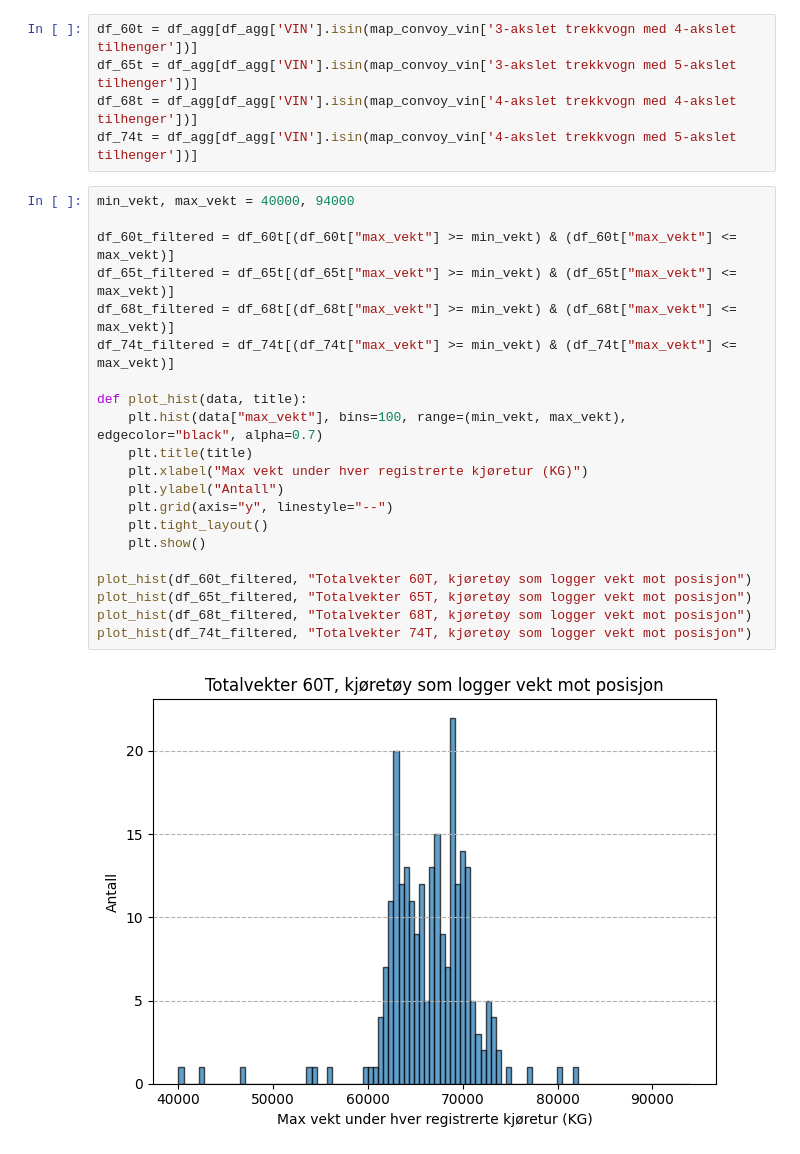
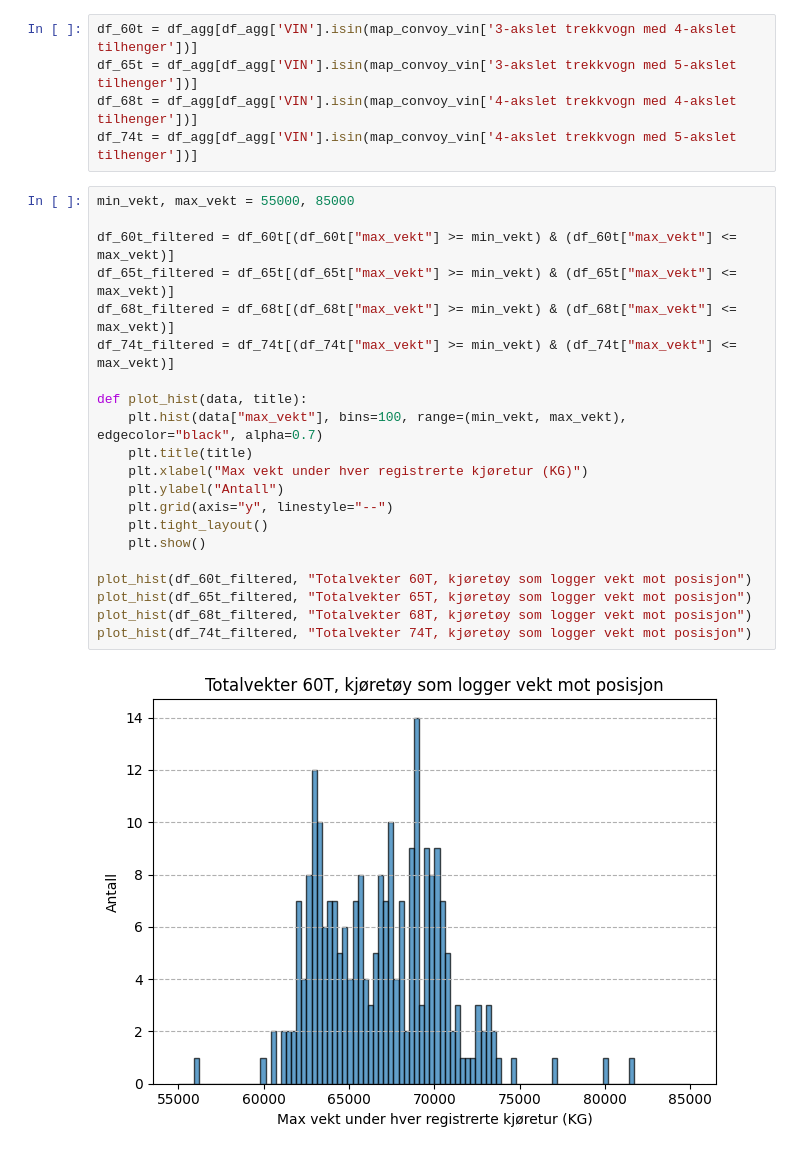
Before and after one commit to Anders-Stubberud/Engasjement-SVV, a Jupyter notebook: notebooks/21 validation of 74t vehicle weights.ipynb, the cells around one changed output. Saved outputs shown, nothing was run; the diff lists cells and outputs as text.

```diff
--- a/notebooks/21 validation of 74t vehicle weights.ipynb
+++ b/notebooks/21 validation of 74t vehicle weights.ipynb
@@ -33,25 +32,25 @@ df_65t = df_agg[df_agg['VIN'].isin(map_convoy_vin['3-akslet trekkvogn med 5-aksl
 df_68t = df_agg[df_agg['VIN'].isin(map_convoy_vin['4-akslet trekkvogn med 4-akslet tilhenger'])]
 df_74t = df_agg[df_agg['VIN'].isin(map_convoy_vin['4-akslet trekkvogn med 5-akslet tilhenger'])]
 # %%
-min_vekt, max_vekt = 40000, 94000
+min_vekt, max_vekt = 55000, 85000
 
 df_60t_filtered = df_60t[(df_60t["max_vekt"] >= min_vekt) & (df_60t["max_vekt"] <= max_vekt)]
 df_65t_filtered = df_65t[(df_65t["max_vekt"] >= min_vekt) & (df_65t["max_vekt"] <= max_vekt)]
 df_68t_filtered = df_68t[(df_68t["max_vekt"] >= min_vekt) & (df_68t["max_vekt"] <= max_vekt)]
 df_74t_filtered = df_74t[(df_74t["max_vekt"] >= min_vekt) & (df_74t["max_vekt"] <= max_vekt)]
 
 def plot_hist(data, title):
     plt.hist(data["max_vekt"], bins=100, range=(min_vekt, max_vekt), edgecolor="black", alpha=0.7)
     plt.title(title)
     plt.xlabel("Max vekt under hver registrerte kjøretur (KG)")
     plt.ylabel("Antall")
     plt.grid(axis="y", linestyle="--")
     plt.tight_layout()
     plt.show()
 
 plot_hist(df_60t_filtered, "Totalvekter 60T, kjøretøy som logger vekt mot posisjon")
 plot_hist(df_65t_filtered, "Totalvekter 65T, kjøretøy som logger vekt mot posisjon")
 plot_hist(df_68t_filtered, "Totalvekter 68T, kjøretøy som logger vekt mot posisjon")
 plot_hist(df_74t_filtered, "Totalvekter 74T, kjøretøy som logger vekt mot posisjon")
 # %% [output]
-[figure, old version]
+[figure, new version]
```
Also changed, not shown: parts of 2 cells of this notebook, 32 other files.
